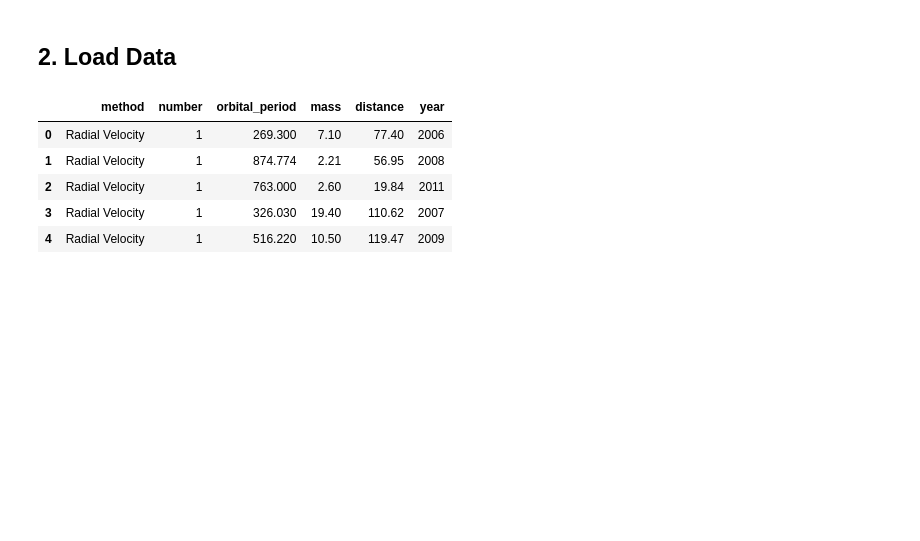
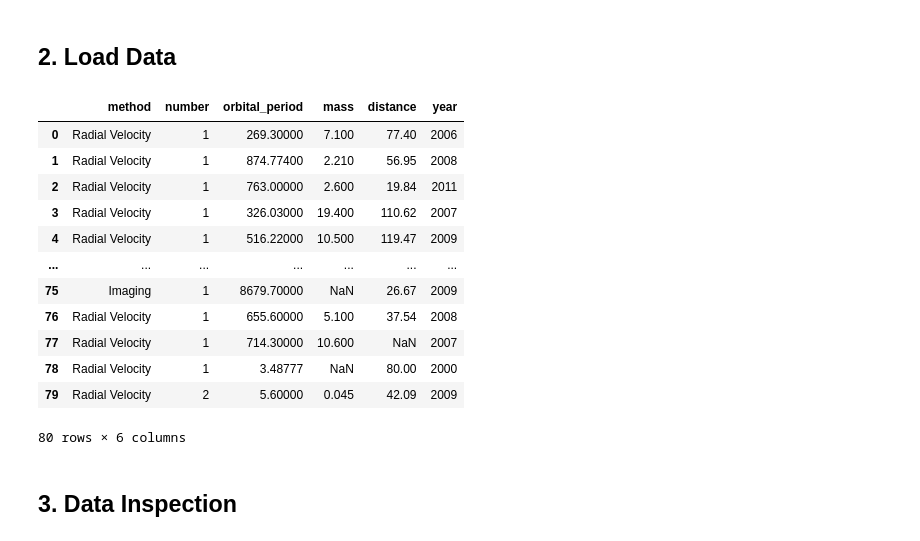
Before and after one commit to nwn8/datafun-06-eda, a Jupyter notebook: nates_eda.ipynb, the cells around one changed output. Cells and saved outputs as stored; diff of their text form; code cells hidden in the pictures; blank space fills up the shorter version.

```diff
--- a/nates_eda.ipynb
+++ b/nates_eda.ipynb
@@ -17,17 +34,26 @@ from matplotlib.axes import Axes
 ## 2. Load Data
 # %%
 # Load the Iris dataset into pandas DataFrame
-iris_df: pd.DataFrame = sns.load_dataset('planets')
+planets_df: pd.DataFrame = sns.load_dataset('planets')
 
 # List column names
-iris_df.columns
+planets_df.columns
 
 # Inspect first few rows of the DataFrame
-iris_df.head()
+planets_df.head(80)
 # %% [output]
 |  | method | number | orbital_period | mass | distance | year |
-| 0 | Radial Velocity | 1 | 269.300 | 7.10 | 77.40 | 2006 |
-| 1 | Radial Velocity | 1 | 874.774 | 2.21 | 56.95 | 2008 |
-| 2 | Radial Velocity | 1 | 763.000 | 2.60 | 19.84 | 2011 |
-| 3 | Radial Velocity | 1 | 326.030 | 19.40 | 110.62 | 2007 |
-| 4 | Radial Velocity | 1 | 516.220 | 10.50 | 119.47 | 2009 |
+| 0 | Radial Velocity | 1 | 269.30000 | 7.100 | 77.40 | 2006 |
+| 1 | Radial Velocity | 1 | 874.77400 | 2.210 | 56.95 | 2008 |
+| 2 | Radial Velocity | 1 | 763.00000 | 2.600 | 19.84 | 2011 |
+| 3 | Radial Velocity | 1 | 326.03000 | 19.400 | 110.62 | 2007 |
+| 4 | Radial Velocity | 1 | 516.22000 | 10.500 | 119.47 | 2009 |
+| ... | ... | ... | ... | ... | ... | ... |
+| 75 | Imaging | 1 | 8679.70000 | NaN | 26.67 | 2009 |
+| 76 | Radial Velocity | 1 | 655.60000 | 5.100 | 37.54 | 2008 |
+| 77 | Radial Velocity | 1 | 714.30000 | 10.600 | NaN | 2007 |
+| 78 | Radial Velocity | 1 | 3.48777 | NaN | 80.00 | 2000 |
+| 79 | Radial Velocity | 2 | 5.60000 | 0.045 | 42.09 | 2009 |
+80 rows × 6 columns
+# %% [markdown]
+## 3. Data Inspection
```
Also changed, not shown: parts of 24 cells of this notebook.
